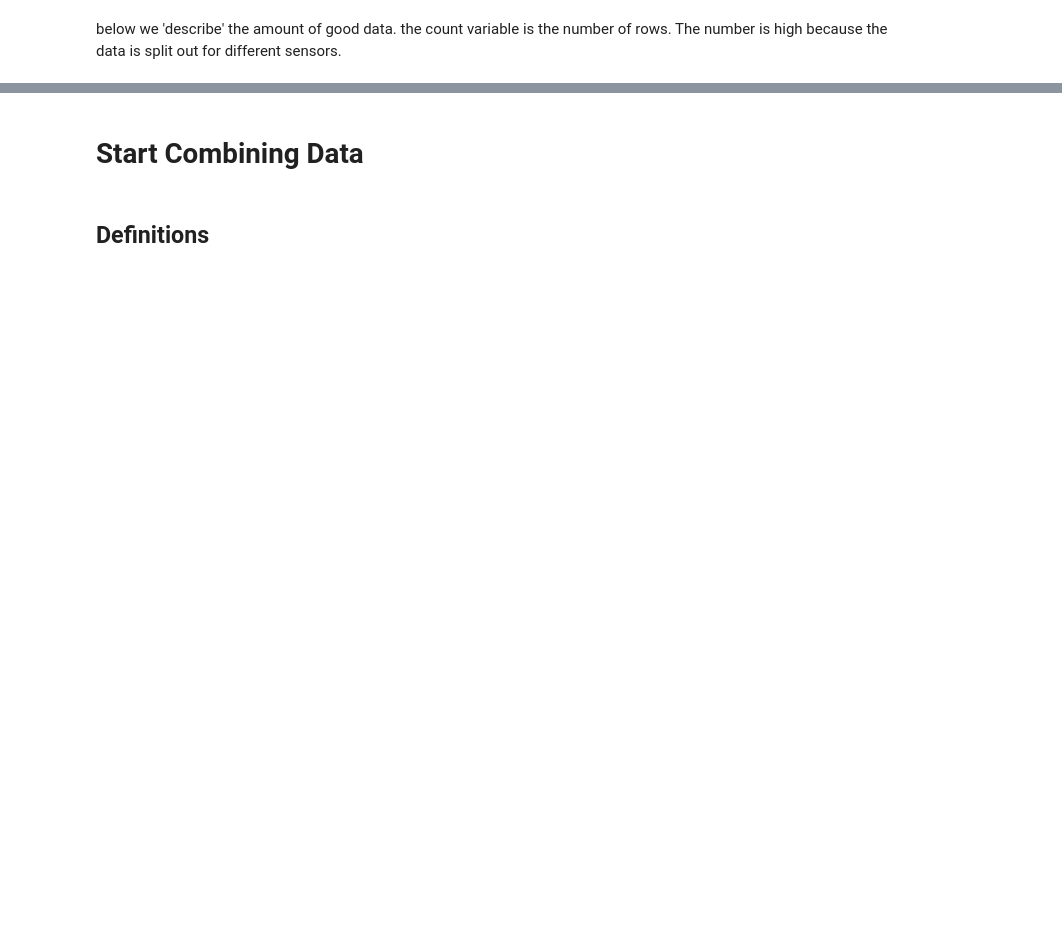
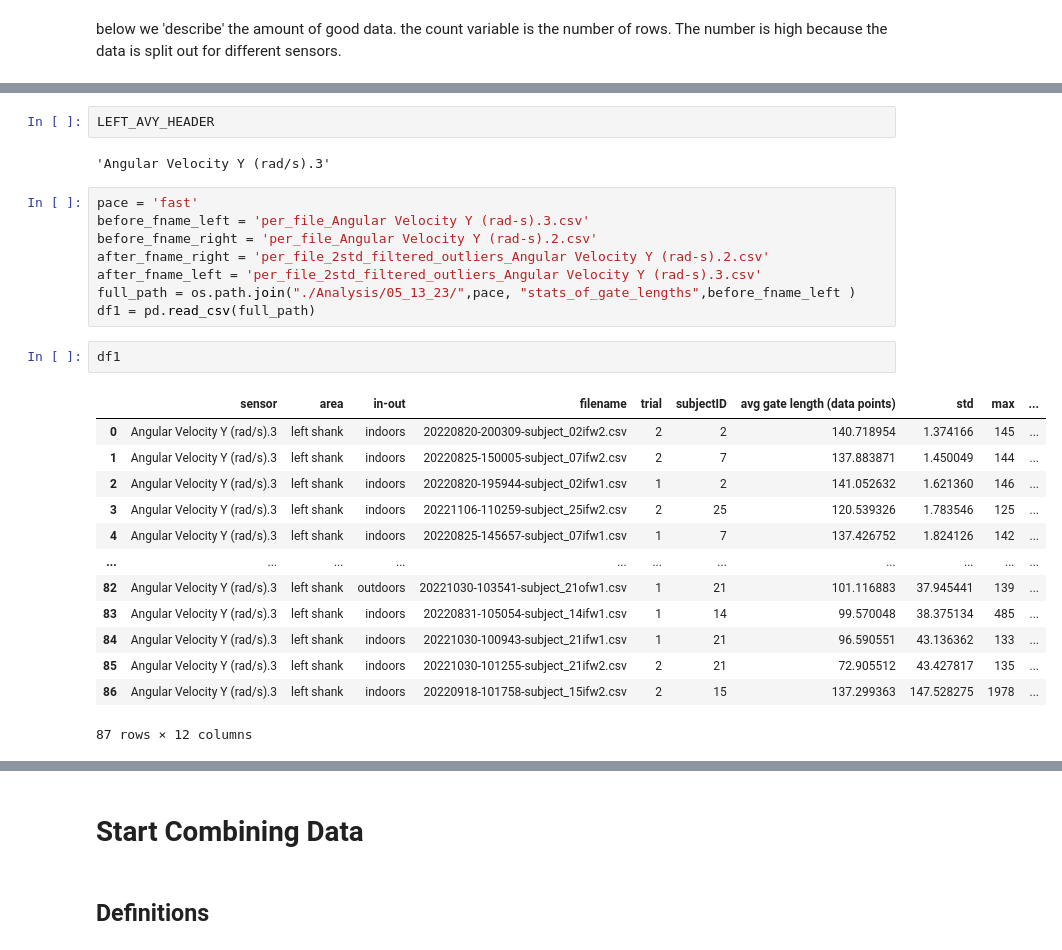
Before and after one commit to Alexander-philip-sage/gate_analysis, a Jupyter notebook: Deliverable2_Gate_Graphs.ipynb, the cells around one changed output, grey strips where cells are left out. Saved outputs shown, nothing was run; the diff lists cells and outputs as text; blank space fills up the shorter version.

```diff
--- a/Deliverable2_Gate_Graphs.ipynb
+++ b/Deliverable2_Gate_Graphs.ipynb
@@ -203,0 +933,28 @@ min 83.1
+# %%
+LEFT_AVY_HEADER
+# %% [output]
+'Angular Velocity Y (rad/s).3'
+# %%
+pace = 'fast'
+before_fname_left = 'per_file_Angular Velocity Y (rad-s).3.csv'
+before_fname_right = 'per_file_Angular Velocity Y (rad-s).2.csv'
+after_fname_right = 'per_file_2std_filtered_outliers_Angular Velocity Y (rad-s).2.csv'
+after_fname_left = 'per_file_2std_filtered_outliers_Angular Velocity Y (rad-s).3.csv'
+full_path = os.path.join("./Analysis/05_13_23/",pace, "stats_of_gate_lengths",before_fname_left )
+df1 = pd.read_csv(full_path)
+# %%
+df1
+# %% [output]
+|  | sensor | area | in-out | filename | trial | subjectID | avg gate length (data points) | std | max | ... |
+| 0 | Angular Velocity Y (rad/s).3 | left shank | indoors | 20220820-200309-subject_02ifw2.csv | 2 | 2 | 140.718954 | 1.374166 | 145 | ... |
+| 1 | Angular Velocity Y (rad/s).3 | left shank | indoors | 20220825-150005-subject_07ifw2.csv | 2 | 7 | 137.883871 | 1.450049 | 144 | ... |
+| 2 | Angular Velocity Y (rad/s).3 | left shank | indoors | 20220820-195944-subject_02ifw1.csv | 1 | 2 | 141.052632 | 1.621360 | 146 | ... |
+| 3 | Angular Velocity Y (rad/s).3 | left shank | indoors | 20221106-110259-subject_25ifw2.csv | 2 | 25 | 120.539326 | 1.783546 | 125 | ... |
+| 4 | Angular Velocity Y (rad/s).3 | left shank | indoors | 20220825-145657-subject_07ifw1.csv | 1 | 7 | 137.426752 | 1.824126 | 142 | ... |
+| ... | ... | ... | ... | ... | ... | ... | ... | ... | ... | ... |
+| 82 | Angular Velocity Y (rad/s).3 | left shank | outdoors | 20221030-103541-subject_21ofw1.csv | 1 | 21 | 101.116883 | 37.945441 | 139 | ... |
+| 83 | Angular Velocity Y (rad/s).3 | left shank | indoors | 20220831-105054-subject_14ifw1.csv | 1 | 14 | 99.570048 | 38.375134 | 485 | ... |
+| 84 | Angular Velocity Y (rad/s).3 | left shank | indoors | 20221030-100943-subject_21ifw1.csv | 1 | 21 | 96.590551 | 43.136362 | 133 | ... |
+| 85 | Angular Velocity Y (rad/s).3 | left shank | indoors | 20221030-101255-subject_21ifw2.csv | 2 | 21 | 72.905512 | 43.427817 | 135 | ... |
+| 86 | Angular Velocity Y (rad/s).3 | left shank | indoors | 20220918-101758-subject_15ifw2.csv | 2 | 15 | 137.299363 | 147.528275 | 1978 | ... |
+87 rows × 12 columns
```
Also changed, not shown: parts of 195 cells of this notebook.
